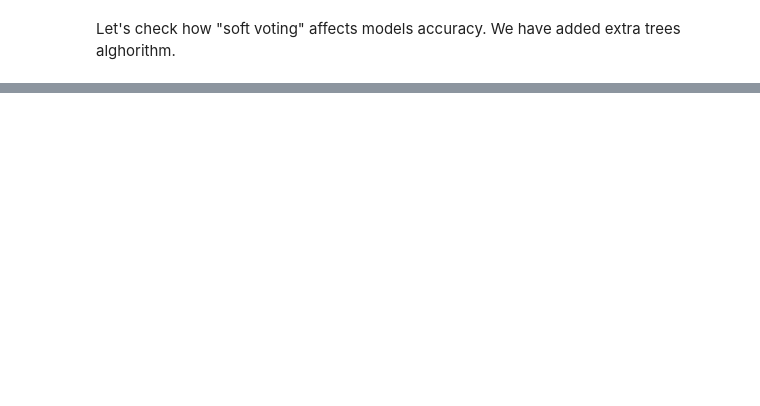
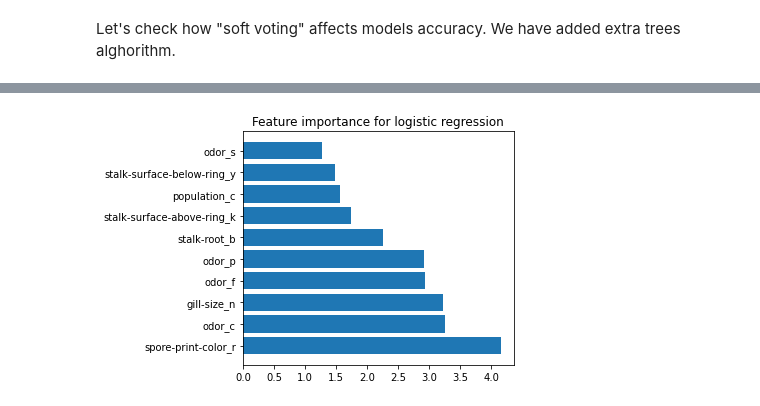
Before and after one commit to CodingBee77/Data_Science_Projects, a Jupyter notebook: Ensemble_learning_with_mushroom_dataset/Ensemble_learning_mushroom_classification.ipynb, the cells around one changed output, grey strips where cells are left out. Saved outputs shown, nothing was run; the diff lists cells and outputs as text; code cells hidden in the pictures; blank space fills up the shorter version.

```diff
--- a/Ensemble_learning_with_mushroom_dataset/Ensemble_learning_mushroom_classification.ipynb
+++ b/Ensemble_learning_with_mushroom_dataset/Ensemble_learning_mushroom_classification.ipynb
@@ -225,0 +304,7 @@ has lower accuracy.
+# %%
+importance_df = pd.DataFrame({'feature': X.columns.values,
+                       'importance': log_clf.coef_[0]})
+
+ordered_df = importance_df.sort_values(by='importance',ascending=False)
+log_feat_imp = ordered_df.head(10)
+log_feat_imp
@@ -225,0 +323,15 @@ has lower accuracy.
+# %%
+imp_range=range(1,len(log_feat_imp.index)+1)
+
+height = log_feat_imp['importance']
+bars = log_feat_imp['feature']
+y_pos = np.arange(len(bars))
+
+plt.barh(y_pos, height)
+plt.yticks(y_pos, bars)
+plt.title("Feature importance for logistic regression")
+
+plt.tight_layout()
+plt.show()
+# %% [output]
+[figure, added]
```
Also changed, not shown: parts of 23 cells of this notebook, 3 other files.
